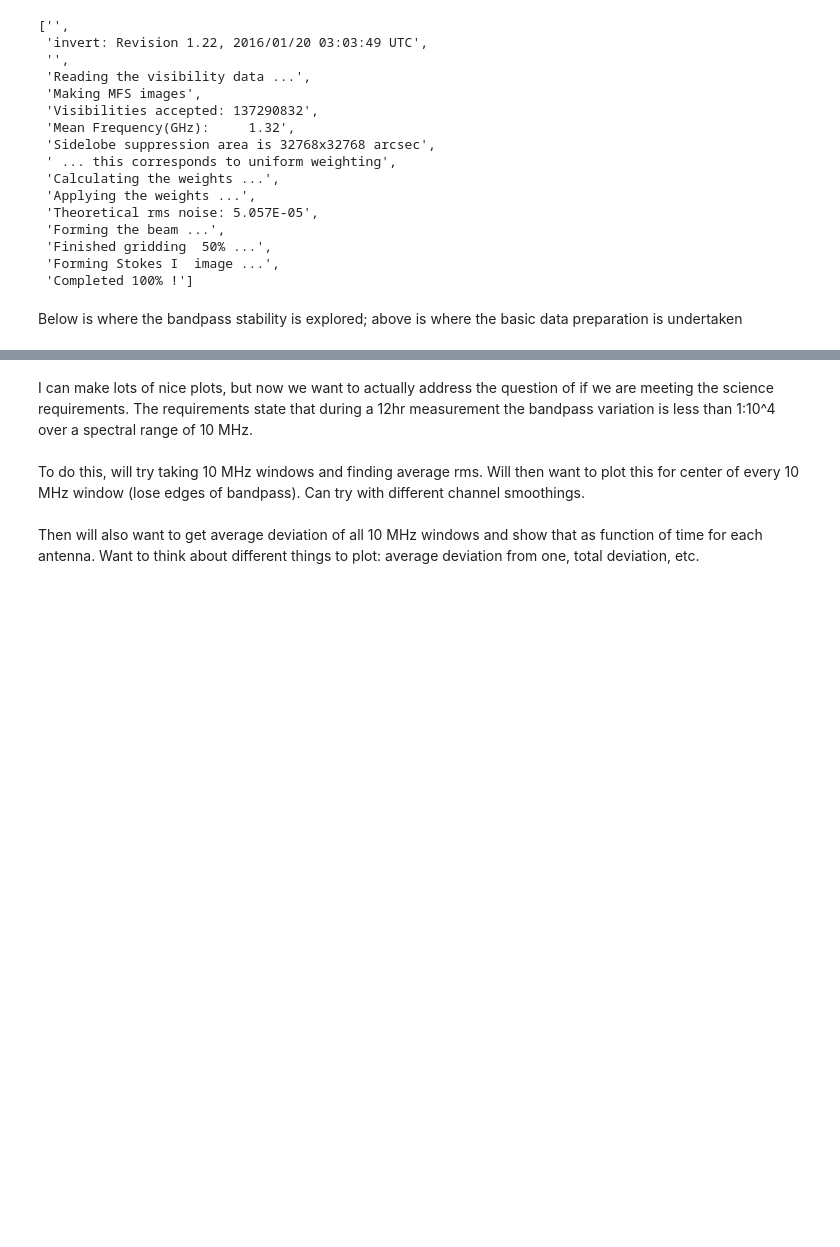
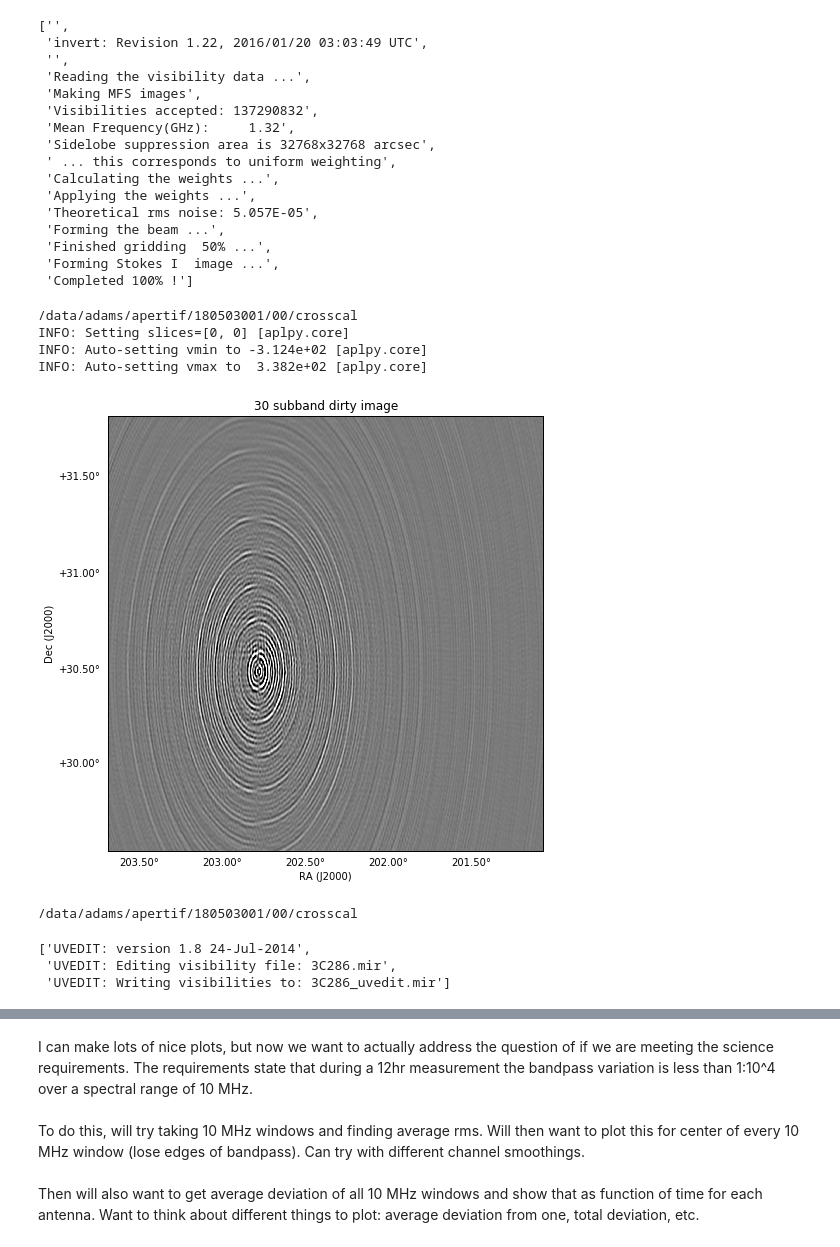
Before and after one commit to eakadams/apertif, a Jupyter notebook: BP/BP_CB_180503001.ipynb, the cells around one changed output, grey strips where cells are left out. Saved outputs shown, nothing was run; the diff lists cells and outputs as text; code cells hidden in the pictures; blank space fills up the shorter version.

Commit message:
Bandpass plots

```diff
--- a/BP/BP_CB_180503001.ipynb
+++ b/BP/BP_CB_180503001.ipynb
@@ -143,5 +150,49 @@ CROSSCAL - INFO : ### Configuration file /home/adams/apertif/BP/cfg/180503001.cf
  'Finished gridding  50% ...',
  'Forming Stokes I  image ...',
  'Completed 100% !']
-# %% [markdown]
-Below is where the bandpass stability is explored; above is where the basic data preparation is undertaken
+# %%
+#Go ahead and quickly write image made above to fits file and display it inline.
+#For informative purposes
+#so I did this but lost it - boo!
+#redo quickly
+
+#double-check I'm in the right location
+print os.getcwd()
+
+fits = lib.miriad('fits')
+fits.in_ = invert.map
+fits.out = invert.map +'.fits'
+fits.op = 'xyout'
+
+#now load a figure and display
+fig=plt.figure(figsize=(8,8))
+
+f1=aplpy.FITSFigure(fits.out,figure=fig,aspect='equal')
+f1.show_grayscale()
+f1.tick_labels.set_yformat('ddd.dd')
+f1.tick_labels.set_xformat('ddd.dd')
+f1.set_title('30 subband dirty image')
+# %% [output]
+/data/adams/apertif/180503001/00/crosscal
+INFO: Setting slices=[0, 0] [aplpy.core]
+INFO: Auto-setting vmin to -3.124e+02 [aplpy.core]
+INFO: Auto-setting vmax to  3.382e+02 [aplpy.core]
+[figure, added]
+# %%
+#Before starting looking at bandpass stability or doing any calibration,
+#go ahead and look at uvedit
+
+print os.getcwd() #want to be in crosscal directory, create new file that will be used in later steps
+
+uvedit = lib.miriad('uvedit')
+uvedit.vis = invert.vis
+uvedit.ra = '13,31,08.3'
+uvedit.dec = '30,30,33'
+uvedit.out = '3C286_uvedit.mir'
+
+uvedit.go()
+# %% [output]
+/data/adams/apertif/180503001/00/crosscal
+['UVEDIT: version 1.8 24-Jul-2014',
+ 'UVEDIT: Editing visibility file: 3C286.mir',
+ 'UVEDIT: Writing visibilities to: 3C286_uvedit.mir']
```
Also changed, not shown: parts of 13 cells of this notebook, 2 other files.
